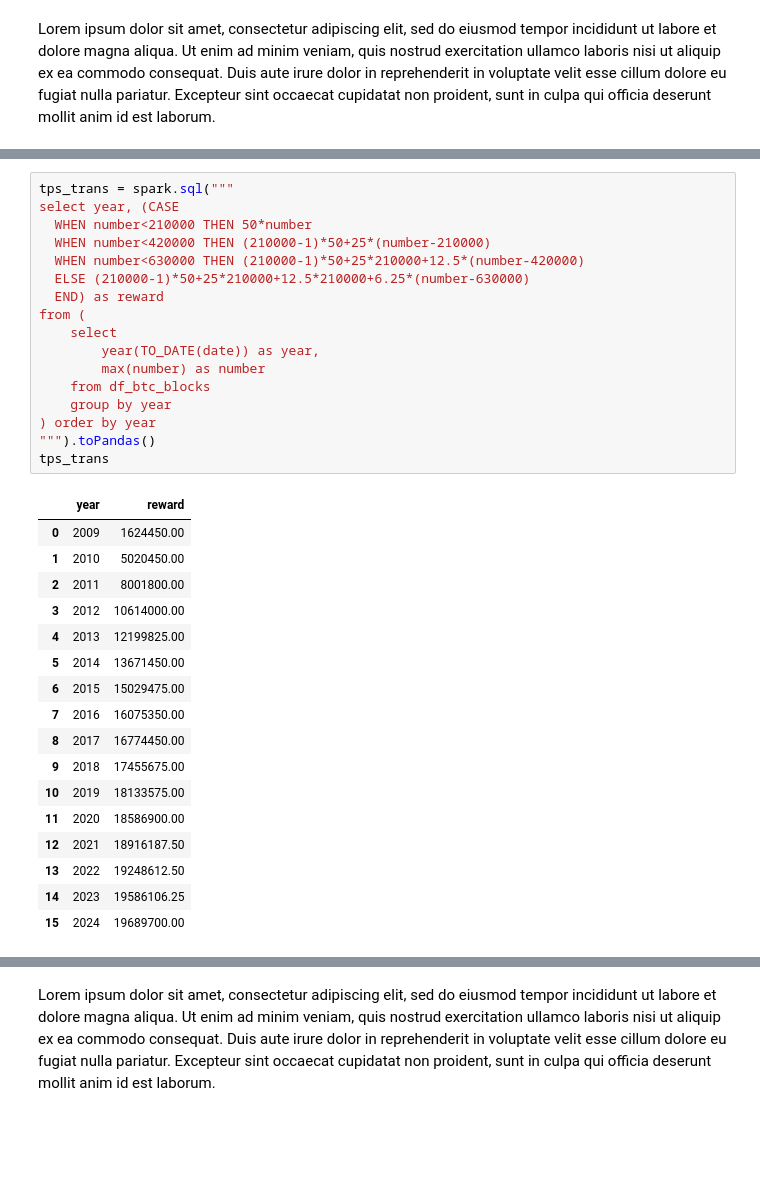
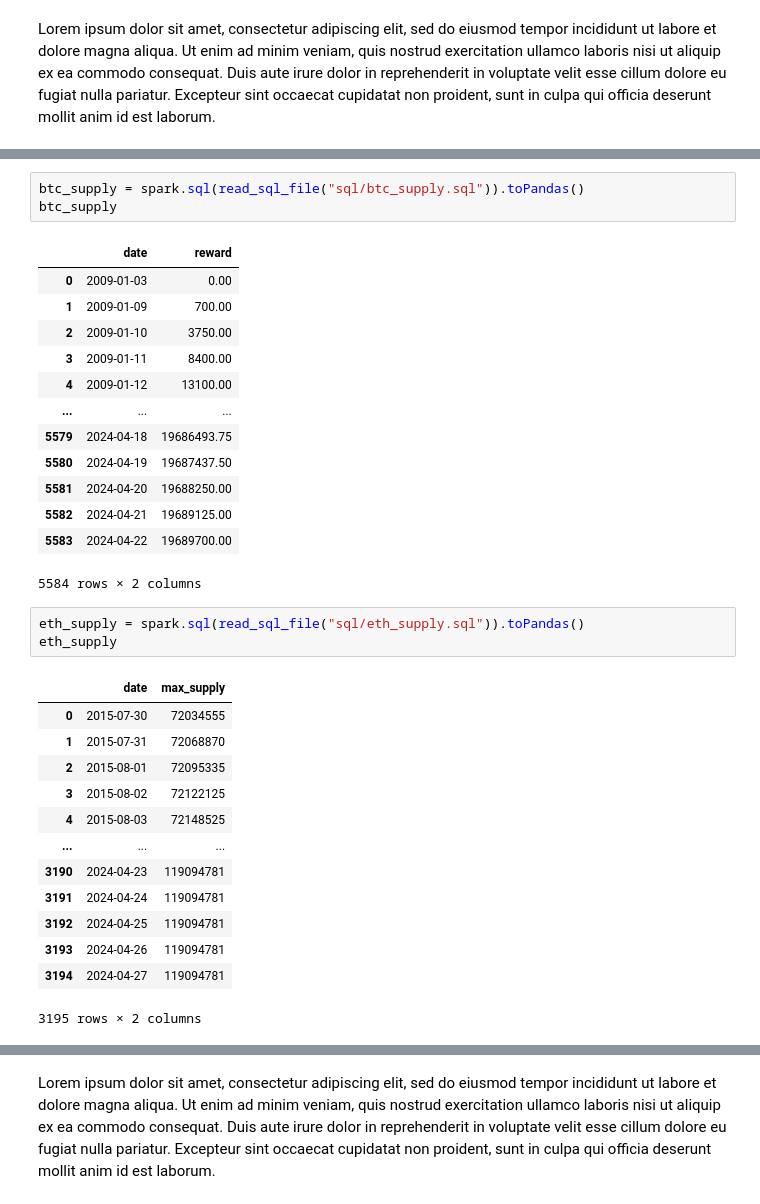
Before and after one commit to vsitucal-personal/bdcc_lab, a Jupyter notebook: BDCC_Lab.ipynb, the cells around one changed output, grey strips where cells are left out. Cells and saved outputs as stored; diff of their text form; blank space fills up the shorter version.

```diff
--- a/BDCC_Lab.ipynb
+++ b/BDCC_Lab.ipynb
@@ -503,37 +431,36 @@ Lorem ipsum dolor sit amet, consectetur adipiscing elit, sed do eiusmod tempor i
 # %%
-tps_trans = spark.sql("""
-select year, (CASE
-  WHEN number<210000 THEN 50*number
-  WHEN number<420000 THEN (210000-1)*50+25*(number-210000)
-  WHEN number<630000 THEN (210000-1)*50+25*210000+12.5*(number-420000)
-  ELSE (210000-1)*50+25*210000+12.5*210000+6.25*(number-630000)
-  END) as reward
-from (
-    select
-        year(TO_DATE(date)) as year,
-        max(number) as number
-    from df_btc_blocks
-    group by year
-) order by year
-""").toPandas()
-tps_trans
+btc_supply = spark.sql(read_sql_file("sql/btc_supply.sql")).toPandas()
+btc_supply
 # %% [output]
-|  | year | reward |
-| 0 | 2009 | 1624450.00 |
-| 1 | 2010 | 5020450.00 |
-| 2 | 2011 | 8001800.00 |
-| 3 | 2012 | 10614000.00 |
-| 4 | 2013 | 12199825.00 |
-| 5 | 2014 | 13671450.00 |
-| 6 | 2015 | 15029475.00 |
-| 7 | 2016 | 16075350.00 |
-| 8 | 2017 | 16774450.00 |
-| 9 | 2018 | 17455675.00 |
-| 10 | 2019 | 18133575.00 |
-| 11 | 2020 | 18586900.00 |
-| 12 | 2021 | 18916187.50 |
-| 13 | 2022 | 19248612.50 |
-| 14 | 2023 | 19586106.25 |
-| 15 | 2024 | 19689700.00 |
+|  | date | reward |
+| 0 | 2009-01-03 | 0.00 |
+| 1 | 2009-01-09 | 700.00 |
+| 2 | 2009-01-10 | 3750.00 |
+| 3 | 2009-01-11 | 8400.00 |
+| 4 | 2009-01-12 | 13100.00 |
+| ... | ... | ... |
+| 5579 | 2024-04-18 | 19686493.75 |
+| 5580 | 2024-04-19 | 19687437.50 |
+| 5581 | 2024-04-20 | 19688250.00 |
+| 5582 | 2024-04-21 | 19689125.00 |
+| 5583 | 2024-04-22 | 19689700.00 |
+5584 rows × 2 columns
+# %%
+eth_supply = spark.sql(read_sql_file("sql/eth_supply.sql")).toPandas()
+eth_supply
+# %% [output]
+|  | date | max_supply |
+| 0 | 2015-07-30 | 72034555 |
+| 1 | 2015-07-31 | 72068870 |
+| 2 | 2015-08-01 | 72095335 |
+| 3 | 2015-08-02 | 72122125 |
+| 4 | 2015-08-03 | 72148525 |
+| ... | ... | ... |
+| 3190 | 2024-04-23 | 119094781 |
+| 3191 | 2024-04-24 | 119094781 |
+| 3192 | 2024-04-25 | 119094781 |
+| 3193 | 2024-04-26 | 119094781 |
+| 3194 | 2024-04-27 | 119094781 |
+3195 rows × 2 columns
 # %%
 plot_multiple_line_graphs2(
```
Also changed, not shown: parts of 27 cells of this notebook, 9 other files.
